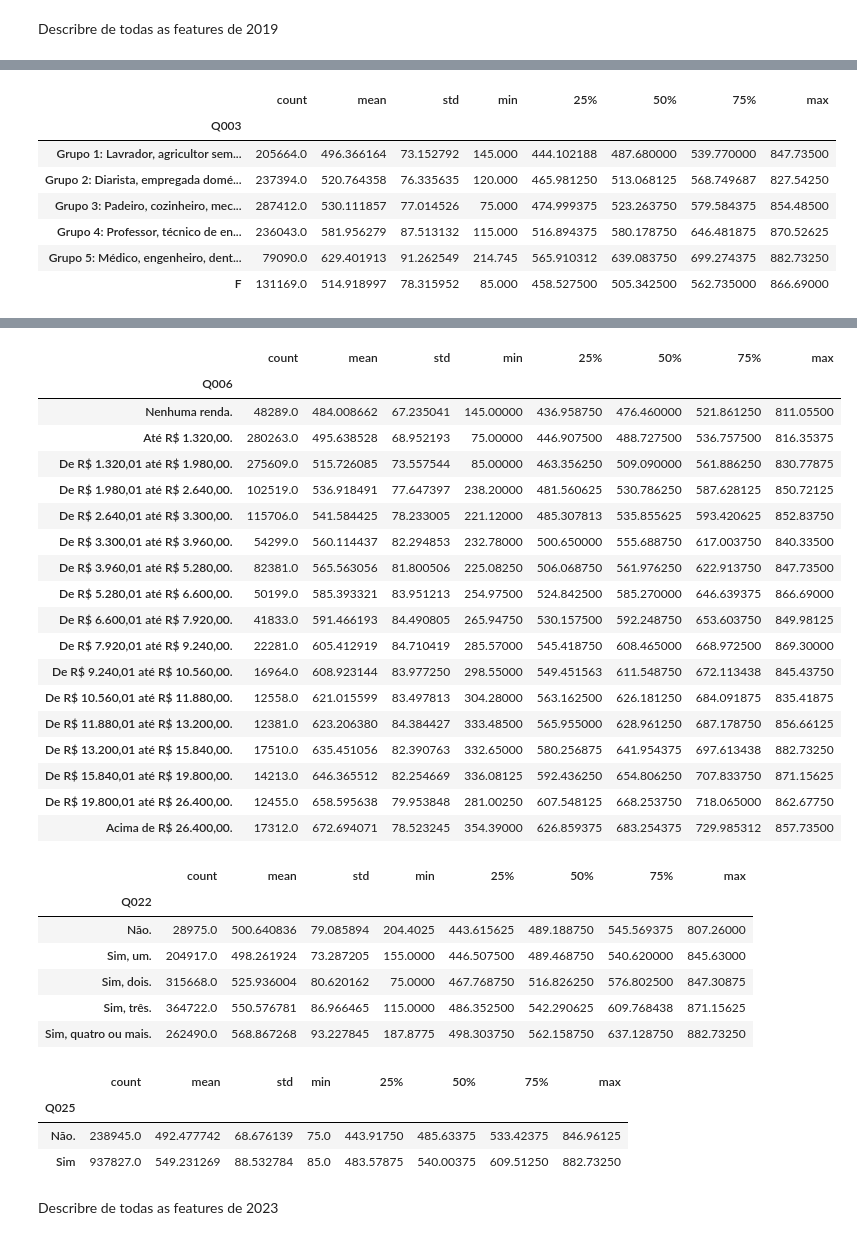
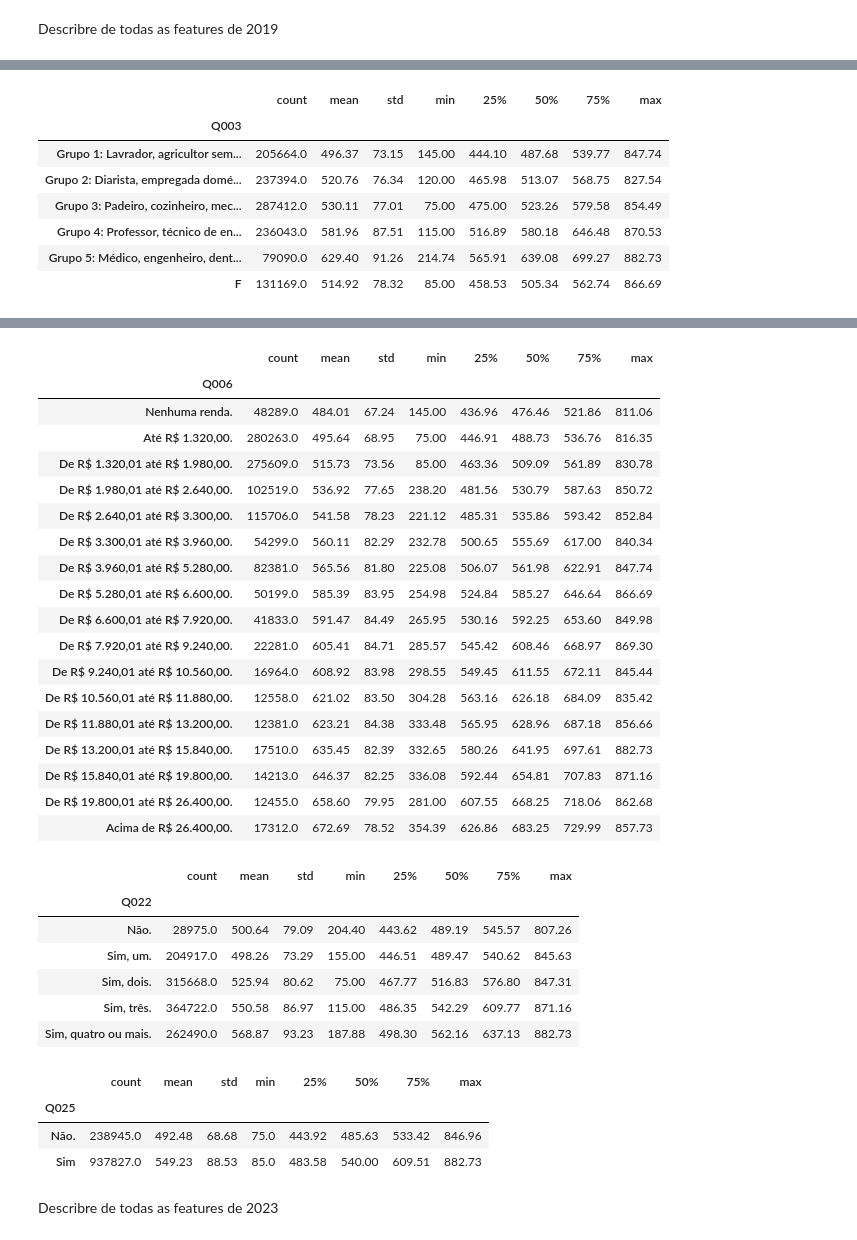
Before and after one commit to josecapitto/PROJ2-CDADOS-JOSE-JOAO-E-NICOLAS-, a Jupyter notebook: V2 cdados.ipynb, the cells around one changed output, grey strips where cells are left out. Saved outputs shown, nothing was run; the diff lists cells and outputs as text; code cells hidden in the pictures.

```diff
--- a/V2 cdados.ipynb
+++ b/V2 cdados.ipynb
@@ -412,7 +415,7 @@ Describre de todas as features de 2019
 # %%
 lista_grupos = ['TP_SEXO','TP_COR_RACA','TP_DEPENDENCIA_ADM_ESC','TP_LOCALIZACAO_ESC','Q001','Q002','Q003','Q004','Q006','Q022','Q025']
 for grupo in lista_grupos:
-    display(df19.groupby(grupo).MPE.describe())
+    display(df19.groupby(grupo).MPE.describe().round(2))
 # %% [output]
 |  | count | mean | std | min | 25% | 50% | 75% | max |
 | TP_SEXO |  |  |  |  |  |  |  |  |
@@ -459,10 +462,10 @@ for grupo in lista_grupos:
 |  | count | mean | std | min | 25% | 50% | 75% | max |
 | Q003 |  |  |  |  |  |  |  |  |
-| Grupo 1: Lavrador, agricultor sem... | 205664.0 | 496.366164 | 73.152792 | 145.000 | 444.102188 | 487.680000 | 539.770000 | 847.73500 |
-| Grupo 2: Diarista, empregada domé... | 237394.0 | 520.764358 | 76.335635 | 120.000 | 465.981250 | 513.068125 | 568.749687 | 827.54250 |
-| Grupo 3: Padeiro, cozinheiro, mec... | 287412.0 | 530.111857 | 77.014526 | 75.000 | 474.999375 | 523.263750 | 579.584375 | 854.48500 |
-| Grupo 4: Professor, técnico de en... | 236043.0 | 581.956279 | 87.513132 | 115.000 | 516.894375 | 580.178750 | 646.481875 | 870.52625 |
-| Grupo 5: Médico, engenheiro, dent... | 79090.0 | 629.401913 | 91.262549 | 214.745 | 565.910312 | 639.083750 | 699.274375 | 882.73250 |
-| F | 131169.0 | 514.918997 | 78.315952 | 85.000 | 458.527500 | 505.342500 | 562.735000 | 866.69000 |
+| Grupo 1: Lavrador, agricultor sem... | 205664.0 | 496.37 | 73.15 | 145.00 | 444.10 | 487.68 | 539.77 | 847.74 |
+| Grupo 2: Diarista, empregada domé... | 237394.0 | 520.76 | 76.34 | 120.00 | 465.98 | 513.07 | 568.75 | 827.54 |
+| Grupo 3: Padeiro, cozinheiro, mec... | 287412.0 | 530.11 | 77.01 | 75.00 | 475.00 | 523.26 | 579.58 | 854.49 |
+| Grupo 4: Professor, técnico de en... | 236043.0 | 581.96 | 87.51 | 115.00 | 516.89 | 580.18 | 646.48 | 870.53 |
+| Grupo 5: Médico, engenheiro, dent... | 79090.0 | 629.40 | 91.26 | 214.74 | 565.91 | 639.08 | 699.27 | 882.73 |
+| F | 131169.0 | 514.92 | 78.32 | 85.00 | 458.53 | 505.34 | 562.74 | 866.69 |
 |  | count | mean | std | min | 25% | 50% | 75% | max |
 | Q004 |  |  |  |  |  |  |  |  |
@@ -475,33 +478,33 @@ for grupo in lista_grupos:
 |  | count | mean | std | min | 25% | 50% | 75% | max |
 | Q006 |  |  |  |  |  |  |  |  |
-| Nenhuma renda. | 48289.0 | 484.008662 | 67.235041 | 145.00000 | 436.958750 | 476.460000 | 521.861250 | 811.05500 |
-| Até R$ 1.320,00. | 280263.0 | 495.638528 | 68.952193 | 75.00000 | 446.907500 | 488.727500 | 536.757500 | 816.35375 |
-| De R$ 1.320,01 até R$ 1.980,00. | 275609.0 | 515.726085 | 73.557544 | 85.00000 | 463.356250 | 509.090000 | 561.886250 | 830.77875 |
-| De R$ 1.980,01 até R$ 2.640,00. | 102519.0 | 536.918491 | 77.647397 | 238.20000 | 481.560625 | 530.786250 | 587.628125 | 850.72125 |
-| De R$ 2.640,01 até R$ 3.300,00. | 115706.0 | 541.584425 | 78.233005 | 221.12000 | 485.307813 | 535.855625 | 593.420625 | 852.83750 |
-| De R$ 3.300,01 até R$ 3.960,00. | 54299.0 | 560.114437 | 82.294853 | 232.78000 | 500.650000 | 555.688750 | 617.003750 | 840.33500 |
-| De R$ 3.960,01 até R$ 5.280,00. | 82381.0 | 565.563056 | 81.800506 | 225.08250 | 506.068750 | 561.976250 | 622.913750 | 847.73500 |
-| De R$ 5.280,01 até R$ 6.600,00. | 50199.0 | 585.393321 | 83.951213 | 254.97500 | 524.842500 | 585.270000 | 646.639375 | 866.69000 |
-| De R$ 6.600,01 até R$ 7.920,00. | 41833.0 | 591.466193 | 84.490805 | 265.94750 | 530.157500 | 592.248750 | 653.603750 | 849.98125 |
-| De R$ 7.920,01 até R$ 9.240,00. | 22281.0 | 605.412919 | 84.710419 | 285.57000 | 545.418750 | 608.465000 | 668.972500 | 869.30000 |
-| De R$ 9.240,01 até R$ 10.560,00. | 16964.0 | 608.923144 | 83.977250 | 298.55000 | 549.451563 | 611.548750 | 672.113438 | 845.43750 |
-| De R$ 10.560,01 até R$ 11.880,00. | 12558.0 | 621.015599 | 83.497813 | 304.28000 | 563.162500 | 626.181250 | 684.091875 | 835.41875 |
-| De R$ 11.880,01 até R$ 13.200,00. | 12381.0 | 623.206380 | 84.384427 | 333.48500 | 565.955000 | 628.961250 | 687.178750 | 856.66125 |
-| De R$ 13.200,01 até R$ 15.840,00. | 17510.0 | 635.451056 | 82.390763 | 332.65000 | 580.256875 | 641.954375 | 697.613438 | 882.73250 |
-| De R$ 15.840,01 até R$ 19.800,00. | 14213.0 | 646.365512 | 82.254669 | 336.08125 | 592.436250 | 654.806250 | 707.833750 | 871.15625 |
-| De R$ 19.800,01 até R$ 26.400,00. | 12455.0 | 658.595638 | 79.953848 | 281.00250 | 607.548125 | 668.253750 | 718.065000 | 862.67750 |
-| Acima de R$ 26.400,00. | 17312.0 | 672.694071 | 78.523245 | 354.39000 | 626.859375 | 683.254375 | 729.985312 | 857.73500 |
+| Nenhuma renda. | 48289.0 | 484.01 | 67.24 | 145.00 | 436.96 | 476.46 | 521.86 | 811.06 |
+| Até R$ 1.320,00. | 280263.0 | 495.64 | 68.95 | 75.00 | 446.91 | 488.73 | 536.76 | 816.35 |
+| De R$ 1.320,01 até R$ 1.980,00. | 275609.0 | 515.73 | 73.56 | 85.00 | 463.36 | 509.09 | 561.89 | 830.78 |
+| De R$ 1.980,01 até R$ 2.640,00. | 102519.0 | 536.92 | 77.65 | 238.20 | 481.56 | 530.79 | 587.63 | 850.72 |
+| De R$ 2.640,01 até R$ 3.300,00. | 115706.0 | 541.58 | 78.23 | 221.12 | 485.31 | 535.86 | 593.42 | 852.84 |
+| De R$ 3.300,01 até R$ 3.960,00. | 54299.0 | 560.11 | 82.29 | 232.78 | 500.65 | 555.69 | 617.00 | 840.34 |
+| De R$ 3.960,01 até R$ 5.280,00. | 82381.0 | 565.56 | 81.80 | 225.08 | 506.07 | 561.98 | 622.91 | 847.74 |
+| De R$ 5.280,01 até R$ 6.600,00. | 50199.0 | 585.39 | 83.95 | 254.98 | 524.84 | 585.27 | 646.64 | 866.69 |
+| De R$ 6.600,01 até R$ 7.920,00. | 41833.0 | 591.47 | 84.49 | 265.95 | 530.16 | 592.25 | 653.60 | 849.98 |
+| De R$ 7.920,01 até R$ 9.240,00. | 22281.0 | 605.41 | 84.71 | 285.57 | 545.42 | 608.46 | 668.97 | 869.30 |
+| De R$ 9.240,01 até R$ 10.560,00. | 16964.0 | 608.92 | 83.98 | 298.55 | 549.45 | 611.55 | 672.11 | 845.44 |
+| De R$ 10.560,01 até R$ 11.880,00. | 12558.0 | 621.02 | 83.50 | 304.28 | 563.16 | 626.18 | 684.09 | 835.42 |
+| De R$ 11.880,01 até R$ 13.200,00. | 12381.0 | 623.21 | 84.38 | 333.48 | 565.95 | 628.96 | 687.18 | 856.66 |
+| De R$ 13.200,01 até R$ 15.840,00. | 17510.0 | 635.45 | 82.39 | 332.65 | 580.26 | 641.95 | 697.61 | 882.73 |
+| De R$ 15.840,01 até R$ 19.800,00. | 14213.0 | 646.37 | 82.25 | 336.08 | 592.44 | 654.81 | 707.83 | 871.16 |
+| De R$ 19.800,01 até R$ 26.400,00. | 12455.0 | 658.60 | 79.95 | 281.00 | 607.55 | 668.25 | 718.06 | 862.68 |
+| Acima de R$ 26.400,00. | 17312.0 | 672.69 | 78.52 | 354.39 | 626.86 | 683.25 | 729.99 | 857.73 |
 |  | count | mean | std | min | 25% | 50% | 75% | max |
 | Q022 |  |  |  |  |  |  |  |  |
-| Não. | 28975.0 | 500.640836 | 79.085894 | 204.4025 | 443.615625 | 489.188750 | 545.569375 | 807.26000 |
-| Sim, um. | 204917.0 | 498.261924 | 73.287205 | 155.0000 | 446.507500 | 489.468750 | 540.620000 | 845.63000 |
-| Sim, dois. | 315668.0 | 525.936004 | 80.620162 | 75.0000 | 467.768750 | 516.826250 | 576.802500 | 847.30875 |
-| Sim, três. | 364722.0 | 550.576781 | 86.966465 | 115.0000 | 486.352500 | 542.290625 | 609.768438 | 871.15625 |
-| Sim, quatro ou mais. | 262490.0 | 568.867268 | 93.227845 | 187.8775 | 498.303750 | 562.158750 | 637.128750 | 882.73250 |
+| Não. | 28975.0 | 500.64 | 79.09 | 204.40 | 443.62 | 489.19 | 545.57 | 807.26 |
+| Sim, um. | 204917.0 | 498.26 | 73.29 | 155.00 | 446.51 | 489.47 | 540.62 | 845.63 |
+| Sim, dois. | 315668.0 | 525.94 | 80.62 | 75.00 | 467.77 | 516.83 | 576.80 | 847.31 |
+| Sim, três. | 364722.0 | 550.58 | 86.97 | 115.00 | 486.35 | 542.29 | 609.77 | 871.16 |
+| Sim, quatro ou mais. | 262490.0 | 568.87 | 93.23 | 187.88 | 498.30 | 562.16 | 637.13 | 882.73 |
 |  | count | mean | std | min | 25% | 50% | 75% | max |
 | Q025 |  |  |  |  |  |  |  |  |
-| Não. | 238945.0 | 492.477742 | 68.676139 | 75.0 | 443.91750 | 485.63375 | 533.42375 | 846.96125 |
-| Sim | 937827.0 | 549.231269 | 88.532784 | 85.0 | 483.57875 | 540.00375 | 609.51250 | 882.73250 |
+| Não. | 238945.0 | 492.48 | 68.68 | 75.0 | 443.92 | 485.63 | 533.42 | 846.96 |
+| Sim | 937827.0 | 549.23 | 88.53 | 85.0 | 483.58 | 540.00 | 609.51 | 882.73 |
 # %% [markdown]
 Describre de todas as features de 2023
 # %%
```
Also changed, not shown: parts of 4 cells of this notebook.
